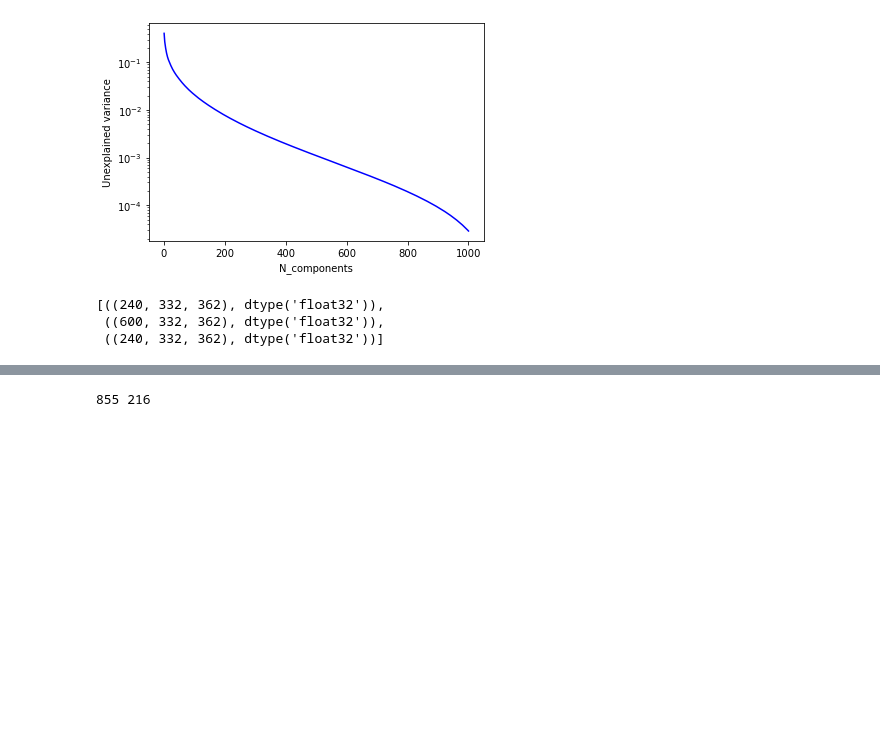
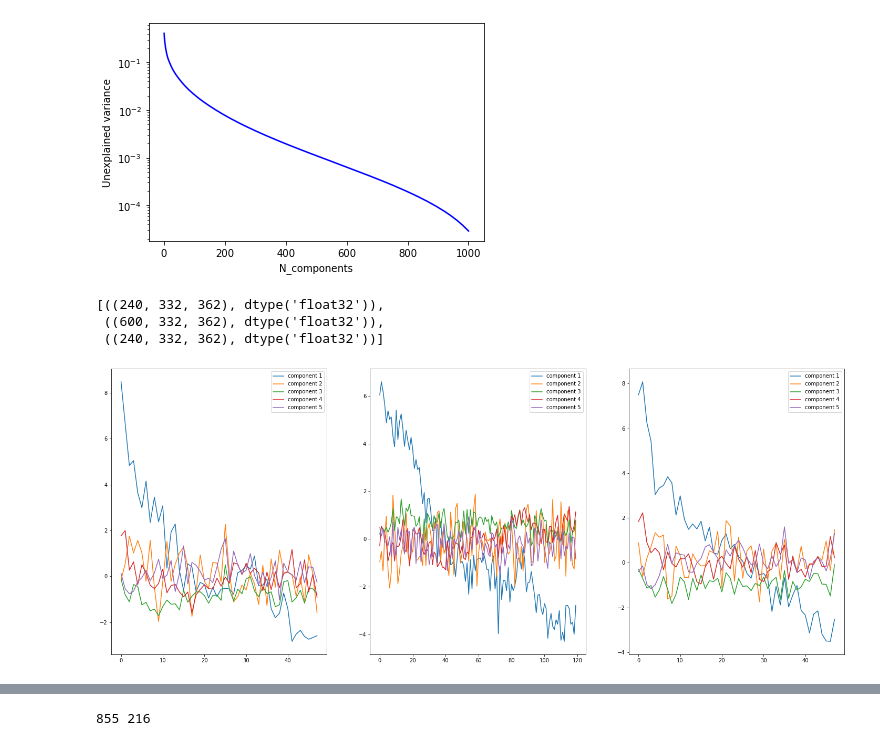
Before and after one commit to Maison-de-la-Simulation/hrmes, a Jupyter notebook: pca.ipynb, the cells around one changed output, grey strips where cells are left out. Saved outputs shown, nothing was run; the diff lists cells and outputs as text; code cells hidden in the pictures; blank space fills up the shorter version.

```diff
--- a/pca.ipynb
+++ b/pca.ipynb
@@ -64,3 +65,15 @@ dataset.to_torch()
 [((240, 332, 362), dtype('float32')),
  ((600, 332, 362), dtype('float32')),
  ((240, 332, 362), dtype('float32'))]
+# %%
+import random
+
+plt.figure(figsize=(25,10))
+for i in range(len(dataset.masked_simulations)):
+    plt.subplot(1, len(dataset.masked_simulations), i+1)
+    for j in range(5):
+        plt.plot(dataset.masked_simulations[i][::5, j], label=f"component {j+1}")
+    plt.legend()
+plt.show()
+# %% [output]
+[figure, added]
```
Also changed, not shown: parts of 15 cells of this notebook, 3 other files.
